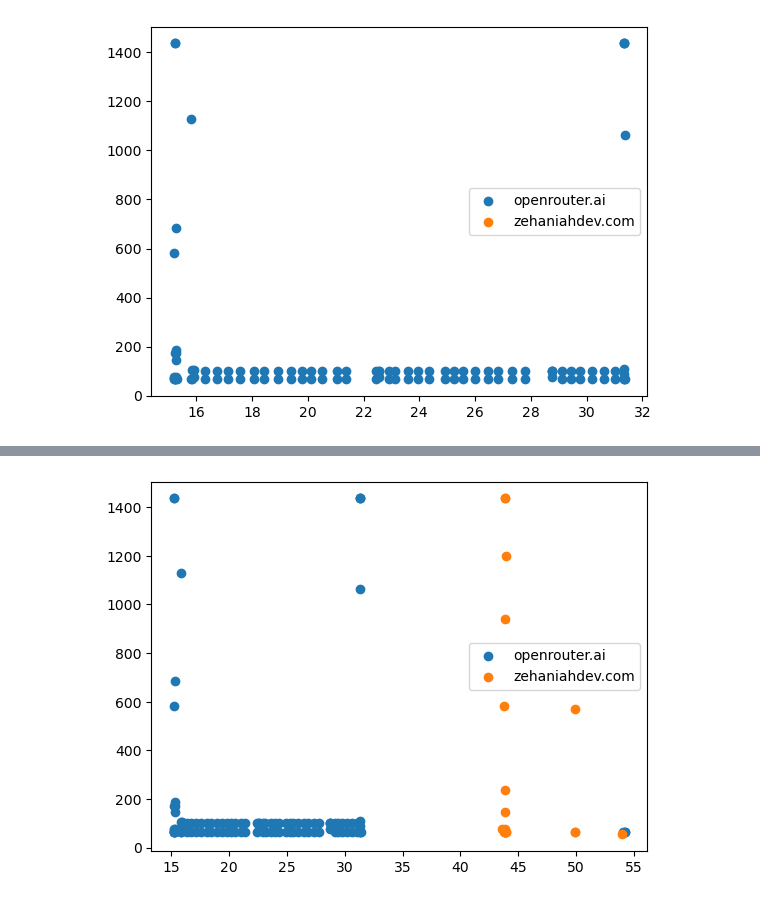
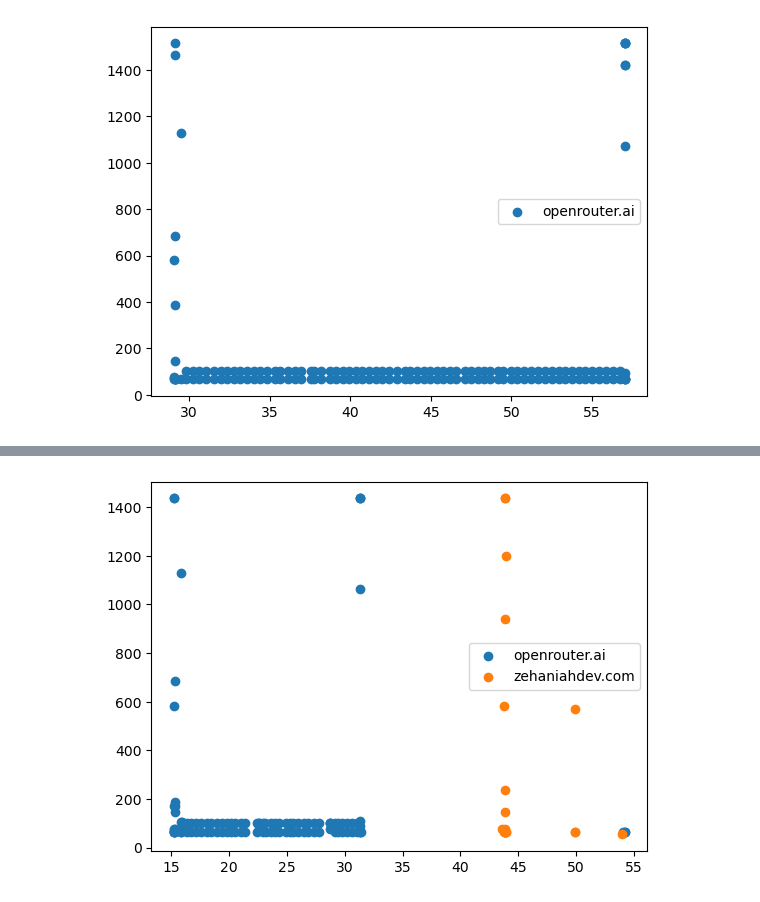
Before and after one commit to noise-course/course-project-zroe1, a Jupyter notebook: main.ipynb, the cells around one changed output, grey strips where cells are left out. Drawn from its saved outputs; the diff is of its cells as text; code cells hidden in the pictures.

```diff
--- a/main.ipynb
+++ b/main.ipynb
@@ -24,5 +25,0 @@ def get_open_website_ips(df, website_name):
-# %%
-df = pd.read_csv("pcaps/test0.csv")
-
-open_router_ips = get_open_website_ips(df, "openrouter.ai")
-zephaniah_dev_ips = get_open_website_ips(df, "zephaniahdev.com")
@@ -54,9 +43,7 @@ def split_df_into_api_segments(df, open_router_ips):
 
     for i, row in df.iterrows():
         info_str = row['Info']
-        print(info_str)
         if ("Standard query response" in info_str) and ('zephaniahdev.com' in info_str):
-            print("here")
             idxs.append(current_segment)
             current_segment = []
         else:
@@ -67,6 +54,8 @@ def split_df_into_api_segments(df, open_router_ips):
 
     dfs = []
     for segment in idxs:
-        dfs.append(df.iloc[segment])
+        # used claude to know the proper syntax here
+        # https://claude.ai/share/28847658-d5bc-4b08-93dd-f71e9240b13f
+        dfs.append(df.iloc[segment].copy())
 
     return dfs
@@ -72,0 +115,5 @@ def split_df_into_api_segments(df, open_router_ips):
+# %%
+df = pd.read_csv("pcaps/first_full_run.csv", encoding='latin-1')
+
+open_router_ips = get_open_website_ips(df, "openrouter.ai")
+# zephaniah_dev_ips = get_open_website_ips(df, "zephaniahdev.com")
@@ -99,0 +137,2 @@ only_zephaniah_dev
+# %%
+only_open_router = segments[2][segments[2]['Source'].isin(open_router_ips) | segments[2]['Destination'].isin(open_router_ips) ]
@@ -100,9 +152,9 @@ only_zephaniah_dev
 # %%
 import matplotlib.pyplot as plt
 
 plt.scatter(only_open_router['Time'], only_open_router['Length'], label='openrouter.ai')
-plt.scatter(only_zephaniah_dev['Time'], only_zephaniah_dev['Length'],label='zehaniahdev.com')
+# plt.scatter(only_zephaniah_dev['Time'], only_zephaniah_dev['Length'],label='zehaniahdev.com')
 plt.legend()
 plt.show()
 # %% [output]
-[figure, old version]
+[figure, new version]
```
Also changed, not shown: parts of 25 cells of this notebook, 1 other file.
